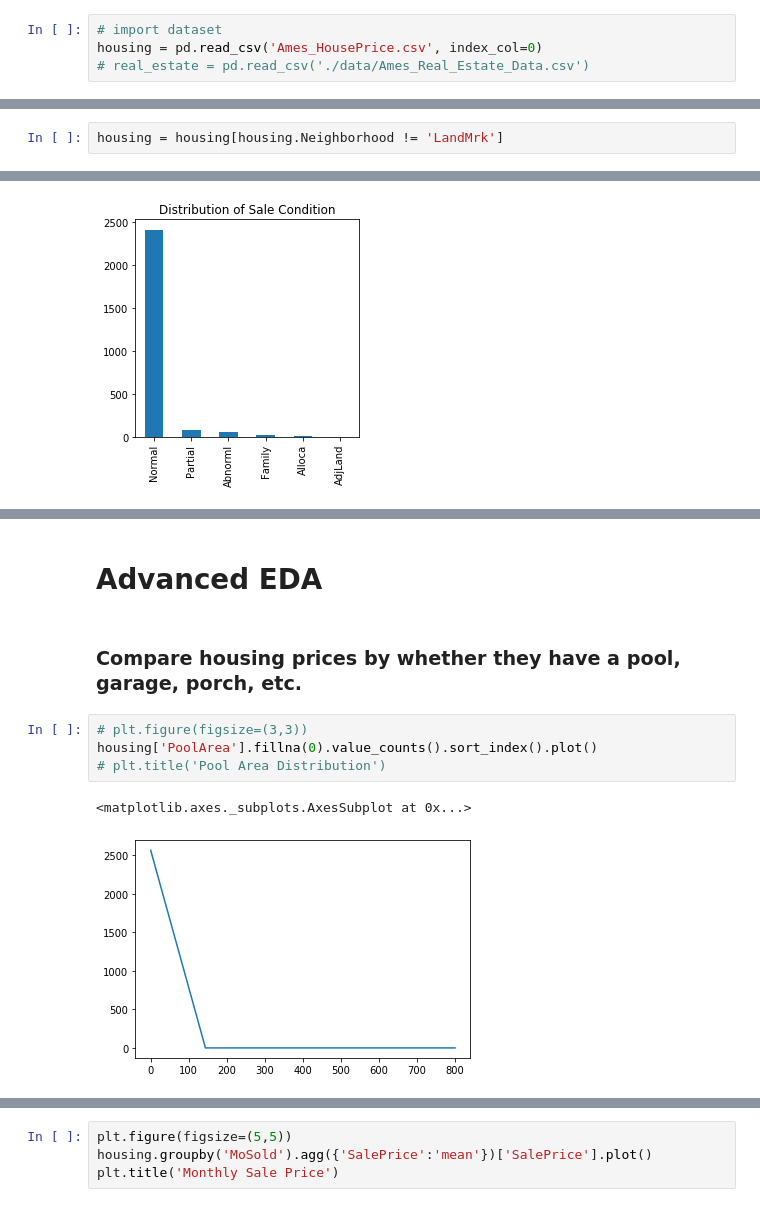
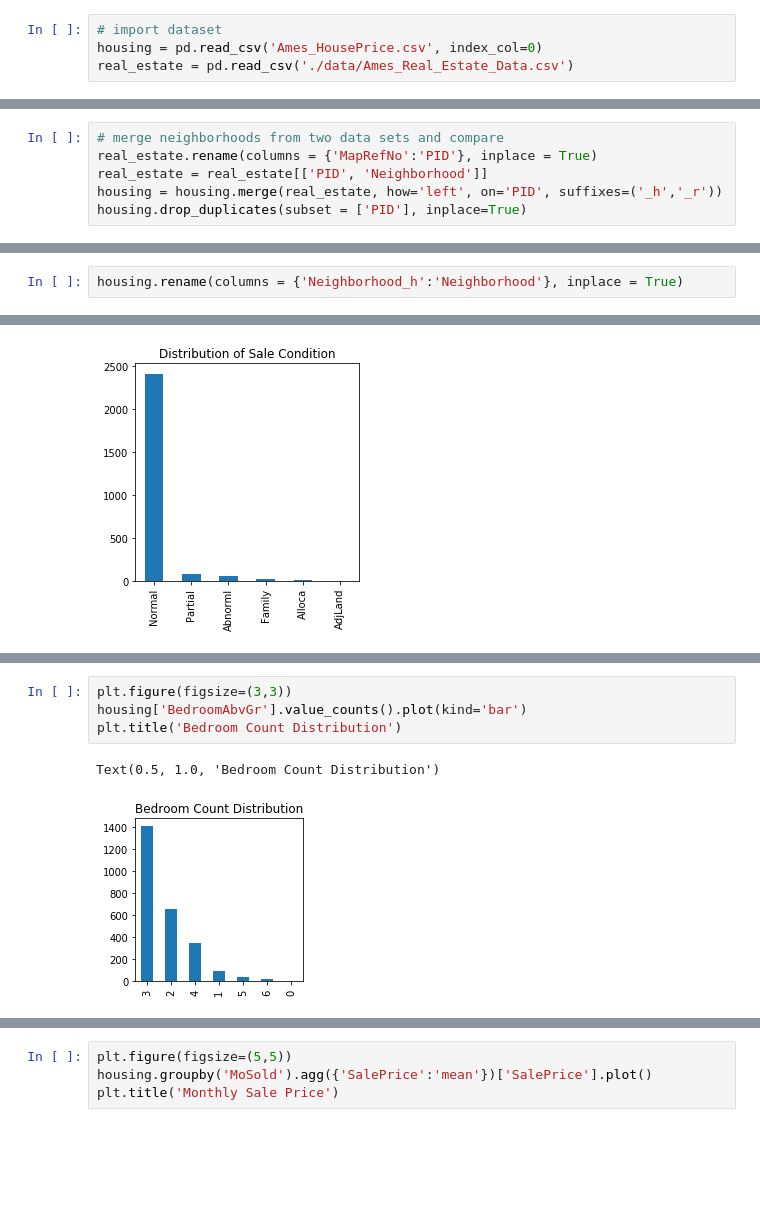
Before and after one commit to brandoncryu/ames_ml_project, a Jupyter notebook: Stephen_EDA.ipynb, the cells around one changed output, grey strips where cells are left out. Saved outputs shown, nothing was run; the diff lists cells and outputs as text; blank space fills up the shorter version.

Commit message:
clean up stephen's EDA for Isabel to merge

```diff
--- a/Stephen_EDA.ipynb
+++ b/Stephen_EDA.ipynb
@@ -9,7 +10,7 @@ pd.set_option('display.max_columns', None)
 # %%
 # import dataset
 housing = pd.read_csv('Ames_HousePrice.csv', index_col=0)
-# real_estate = pd.read_csv('./data/Ames_Real_Estate_Data.csv')
+real_estate = pd.read_csv('./data/Ames_Real_Estate_Data.csv')
 # %% [markdown]
 # Basic EDA
 # %%
@@ -82,3 +83,9 @@ housing[housing.LogSalePrice < 10.7].sort_values('LogSalePrice', ascending=False
 | 428 | 902207130 | 832 | 12789 | 30 | RM | 68.0 | 9656 | Pave | NaN | Reg | ... |
 # %%
 housing = housing[np.logical_and(housing.LogSalePrice > 10.7, housing.LogSalePrice < 13.4)]
+# %%
+# merge neighborhoods from two data sets and compare
+real_estate.rename(columns = {'MapRefNo':'PID'}, inplace = True)
+real_estate = real_estate[['PID', 'Neighborhood']]
+housing = housing.merge(real_estate, how='left', on='PID', suffixes=('_h','_r'))
+housing.drop_duplicates(subset = ['PID'], inplace=True)
@@ -84,0 +193,2 @@ housing = housing[np.logical_and(housing.LogSalePrice > 10.7, housing.LogSalePri
+# %%
+housing.rename(columns = {'Neighborhood_h':'Neighborhood'}, inplace = True)
@@ -96,5 +212,3 @@ len(housing['Neighborhood'].unique())
-# %%
-housing = housing[housing.Neighborhood != 'LandMrk']
 # %%
 plt.figure(figsize=(3,3))
 housing['BldgType'].value_counts().plot(kind='bar')
@@ -189,11 +247,7 @@ housing.describe()
-# %% [markdown]
-# Advanced EDA
-# %% [markdown]
-### Compare housing prices by whether they have a pool, garage, porch, etc.
 # %%
-# plt.figure(figsize=(3,3))
-housing['PoolArea'].fillna(0).value_counts().sort_index().plot()
-# plt.title('Pool Area Distribution')
+plt.figure(figsize=(3,3))
+housing['BedroomAbvGr'].value_counts().plot(kind='bar')
+plt.title('Bedroom Count Distribution')
 # %% [output]
-<matplotlib.axes._subplots.AxesSubplot at 0x...>
+Text(0.5, 1.0, 'Bedroom Count Distribution')
-[figure, old version]
+[figure, new version]
```
Also changed, not shown: parts of 138 cells of this notebook.
